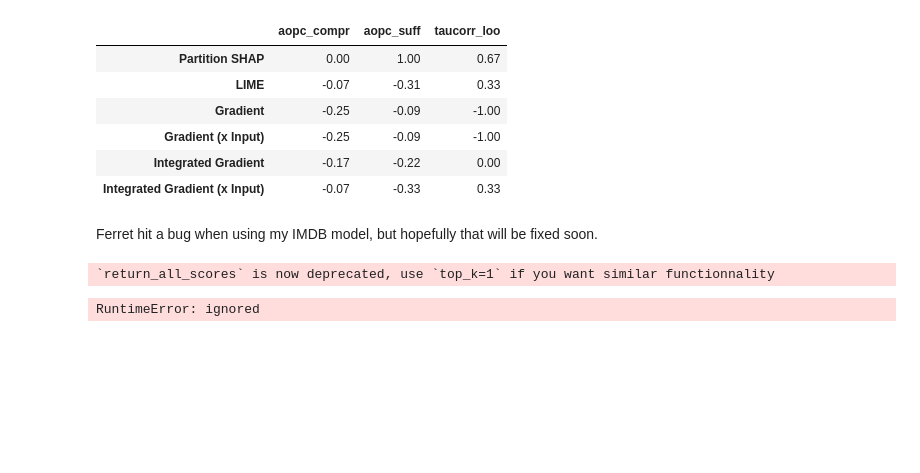
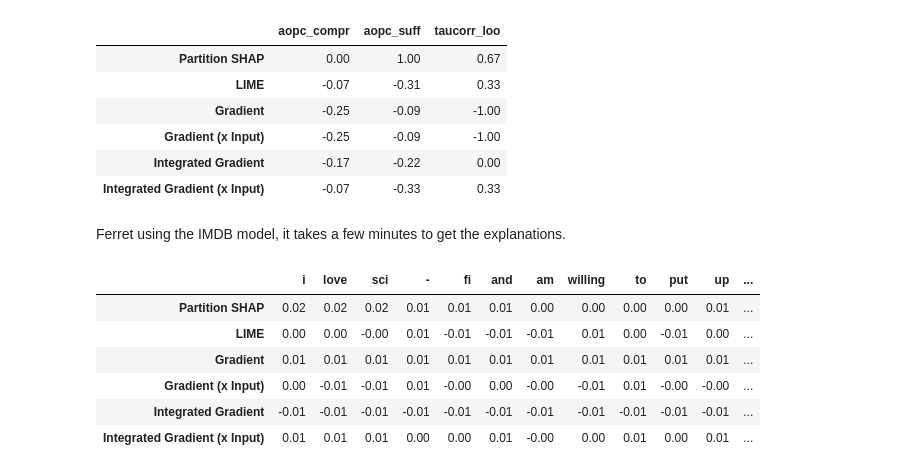
Before and after one commit to rajshah4/huggingface-demos, a Jupyter notebook: explainability/Transformers_Interpretability_Explainability.ipynb, the cells around one changed output. Cells and saved outputs as stored; diff of their text form; code cells hidden in the pictures; blank space fills up the shorter version.

Commit message:
Updated explainability ferret section

```diff
--- a/explainability/Transformers_Interpretability_Explainability.ipynb
+++ b/explainability/Transformers_Interpretability_Explainability.ipynb
@@ -282,12 +313,19 @@ bench.show_evaluation_table(evaluations)
 | Integrated Gradient | -0.17 | -0.22 | 0.00 |
 | Integrated Gradient (x Input) | -0.07 | -0.33 | 0.33 |
 # %% [markdown]
-Ferret hit a bug when using my IMDB model, but hopefully that will be fixed soon.
+Ferret using the IMDB model, it takes a few minutes to get the explanations.
 # %%
 model2 = AutoModelForSequenceClassification.from_pretrained("lvwerra/distilbert-imdb")
 tokenizer2 = AutoTokenizer.from_pretrained("lvwerra/distilbert-imdb")
 bench = Benchmark(model2, tokenizer2)
-explanations = bench.explain("You look stunning!")
+explanations = bench.explain(short_data[0])
-# %% [output]
-`return_all_scores` is now deprecated, use `top_k=1` if you want similar functionnality
-RuntimeError: ignored
+# %%
+bench.show_table(explanations)
+# %% [output]
+|  | i | love | sci | - | fi | and | am | willing | to | put | up | ... |
+| Partition SHAP | 0.02 | 0.02 | 0.02 | 0.01 | 0.01 | 0.01 | 0.00 | 0.00 | 0.00 | 0.00 | 0.01 | ... |
+| LIME | 0.00 | 0.00 | -0.00 | 0.01 | -0.01 | -0.01 | -0.01 | 0.01 | 0.00 | -0.01 | 0.00 | ... |
+| Gradient | 0.01 | 0.01 | 0.01 | 0.01 | 0.01 | 0.01 | 0.01 | 0.01 | 0.01 | 0.01 | 0.01 | ... |
+| Gradient (x Input) | 0.00 | -0.01 | -0.01 | 0.01 | -0.00 | 0.00 | -0.00 | -0.01 | 0.01 | -0.00 | -0.00 | ... |
+| Integrated Gradient | -0.01 | -0.01 | -0.01 | -0.01 | -0.01 | -0.01 | -0.01 | -0.01 | -0.01 | -0.01 | -0.01 | ... |
+| Integrated Gradient (x Input) | 0.01 | 0.01 | 0.01 | 0.00 | 0.00 | 0.01 | -0.00 | 0.00 | 0.01 | 0.00 | 0.01 | ... |
```
Also changed, not shown: parts of 11 cells of this notebook.
